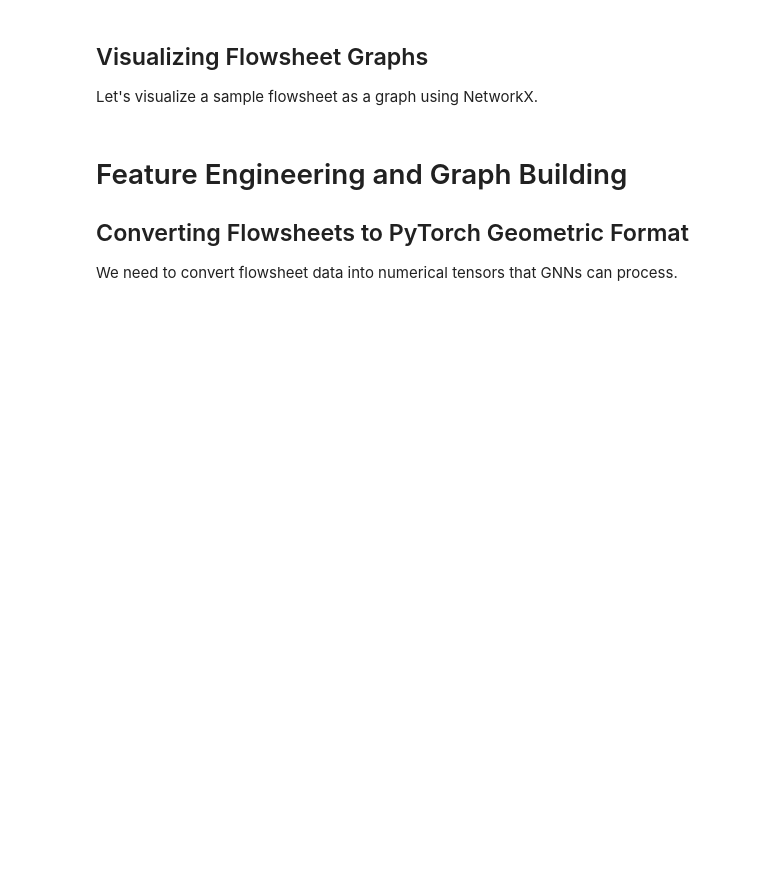
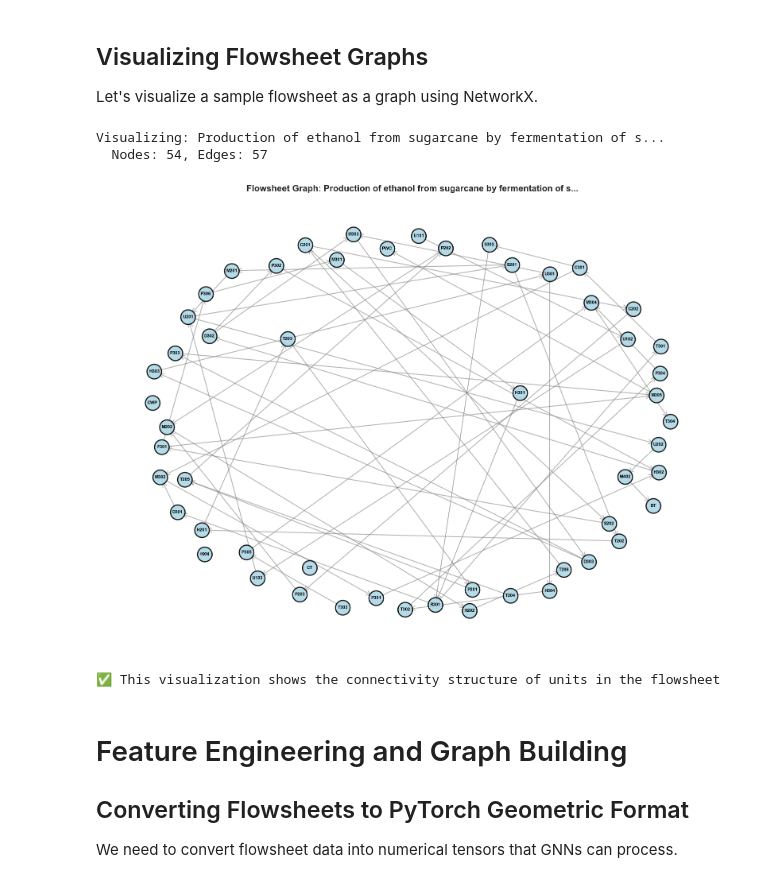
Before and after one commit to sustainability-software-lab/SFF, a Jupyter notebook: graph_generation_deep_dive.ipynb, the cells around one changed output. Saved outputs shown, nothing was run; the diff lists cells and outputs as text; code cells hidden in the pictures; blank space fills up the shorter version.

```diff
--- a/graph_generation_deep_dive.ipynb
+++ b/graph_generation_deep_dive.ipynb
@@ -202,12 +232,15 @@ for fs in flowsheets:
     max_possible_edges = num_units * (num_units - 1)
     density = num_streams / max_possible_edges if max_possible_edges > 0 else 0
 
-    # Collect unit types
-    unit_types = [unit.get('type', 'Unknown') for unit in fs['units'].values()]
+    # Collect unit types (units is a list of dicts)
+    unit_types = [unit.get('unit_type', 'Unknown') for unit in fs['units']]
     unique_types = len(set(unit_types))
 
+    # Get flowsheet name
+    name = fs.get('metadata', {}).get('product_name', 'Unknown')
+
     stats.append({
-        'name': fs['metadata']['flowsheet_name'],
+        'name': name,
         'num_nodes': num_units,
         'num_edges': num_streams,
         'density': density,
@@ -279,47 +334,64 @@ def flowsheet_to_networkx(flowsheet):
     """Convert flowsheet dict to NetworkX directed graph"""
     G = nx.DiGraph()
 
-    # Add nodes
-    for unit_id, unit_data in flowsheet['units'].items():
-        G.add_node(unit_id, unit_type=unit_data.get('type', 'Unknown'))
+    # Add nodes (units is a list of dicts)
+    for unit_data in flowsheet['units']:
+        unit_id = unit_data.get('id', 'Unknown')
+        unit_type = unit_data.get('unit_type', 'Unknown')
+        G.add_node(unit_id, unit_type=unit_type)
 
-    # Add edges
-    for stream_id, stream_data in flowsheet['streams'].items():
-        from_unit = stream_data.get('from_unit')
-        to_unit = stream_data.get('to_unit')
-        if from_unit and to_unit and from_unit in G.nodes and to_unit in G.nodes:
-            G.add_edge(from_unit, to_unit, stream_id=stream_id)
+    # Add edges (streams is a list of dicts)
+    # In SFF format, streams use 'source_unit_id' and 'sink_unit_id'
+    for stream_data in flowsheet['streams']:
+        stream_id = stream_data.get('id', 'Unknown')
+        from_unit = stream_data.get('source_unit_id')
+        to_unit = stream_data.get('sink_unit_id')
+
+        # Skip if either unit is None or "None" (string)
+        if from_unit and to_unit and from_unit != "None" and to_unit != "None":
+            if from_unit in G.nodes and to_unit in G.nodes:
+                G.add_edge(from_unit, to_unit, stream_id=stream_id)
 
     return G
 
 # Visualize smallest flowsheet for clarity
 smallest_idx = df_stats['num_nodes'].idxmin()
 small_fs = flowsheets[smallest_idx]
 G_small = flowsheet_to_networkx(small_fs)
 
-print(f"Visualizing: {small_fs['metadata']['flowsheet_name']}")
+# Get flowsheet name
+fs_name = small_fs.get('metadata', {}).get('process_title') or small_fs.get('metadata', {}).get('product_name', 'Unknown Flowsheet')
+if len(fs_name) > 60:
+    fs_name = fs_name[:57] + '...'
+
+print(f"Visualizing: {fs_name}")
 print(f"  Nodes: {len(G_small.nodes())}, Edges: {len(G_small.edges())}")
 
 # Create visualization
 plt.figure(figsize=(16, 12))
 
 # Try hierarchical layout for flowsheet
 try:
     pos = nx.spring_layout(G_small, k=2, iterations=50, seed=42)
 except:
     pos = nx.shell_layout(G_small)
 
 # Draw the graph
 nx.draw_networkx_nodes(G_small, pos, node_color='lightblue', node_size=700, alpha=0.9, edgecolors='black', linewidths=2)
 nx.draw_networkx_edges(G_small, pos, edge_color='gray', arrows=True, arrowsize=20, arrowstyle='->', width=1.5, alpha=0.6)
 nx.draw_networkx_labels(G_small, pos, font_size=8, font_weight='bold')
 
-plt.title(f"Flowsheet Graph: {small_fs['metadata']['flowsheet_name']}", fontsize=16, fontweight='bold')
+plt.title(f"Flowsheet Graph: {fs_name}", fontsize=16, fontweight='bold')
 plt.axis('off')
 plt.tight_layout()
 plt.show()
 
 print("\n✅ This visualization shows the connectivity structure of units in the flowsheet")
+# %% [output]
+Visualizing: Production of ethanol from sugarcane by fermentation of s...
+  Nodes: 54, Edges: 57
+[figure, added]
+✅ This visualization shows the connectivity structure of units in the flowsheet
 # %% [markdown]
 # Feature Engineering and Graph Building
 
```
Also changed, not shown: parts of 51 cells of this notebook, 15 other files.
